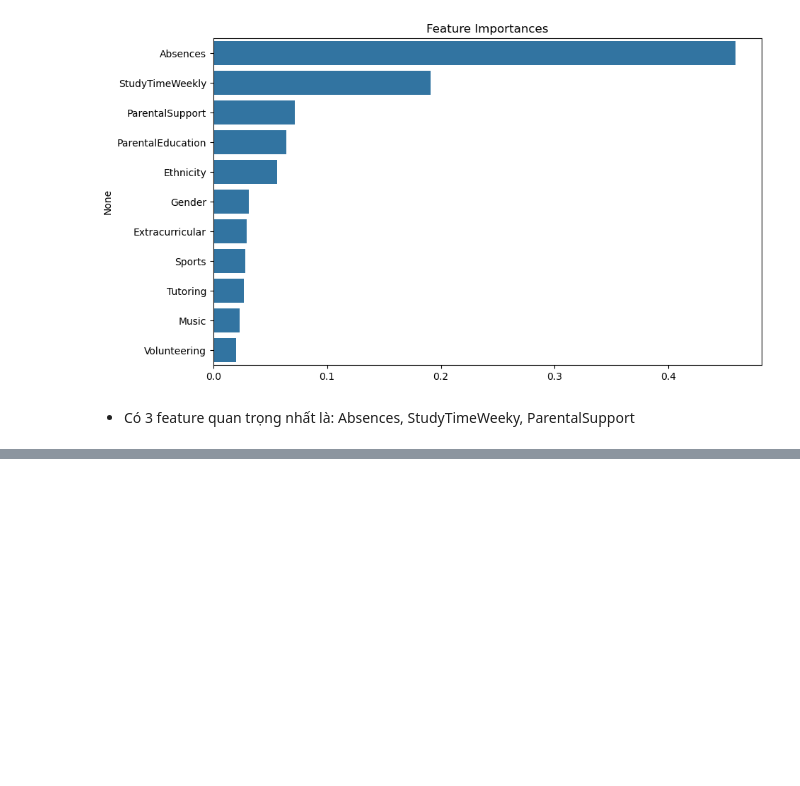
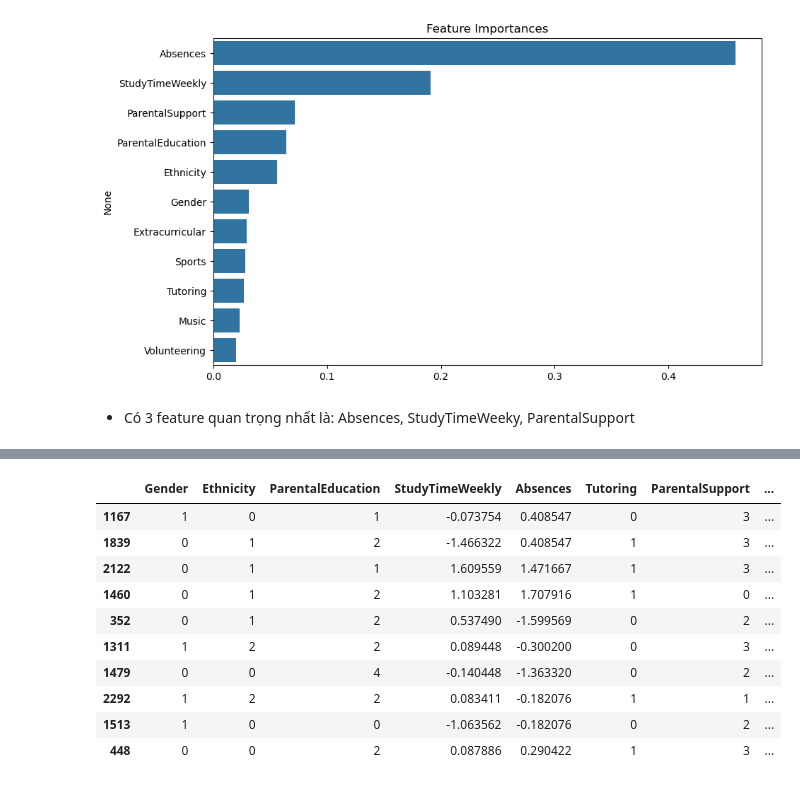
Before and after one commit to new9xboy-DTD/ADY201m-FinalProject, a Jupyter notebook: ADY201m-Project-Team1.ipynb, the cells around one changed output, grey strips where cells are left out. Saved outputs shown, nothing was run; the diff lists cells and outputs as text; code cells hidden in the pictures; blank space fills up the shorter version.

```diff
--- a/ADY201m-Project-Team1.ipynb
+++ b/ADY201m-Project-Team1.ipynb
@@ -235,0 +372,17 @@ sns.barplot(x=fimp.values, y=fimp.index, orient='h')
+# %%
+results = X_test.copy()
+results['Actual'] = y_test
+results['Predicted'] = y_pred
+results.head(10)
+# %% [output]
+|  | Gender | Ethnicity | ParentalEducation | StudyTimeWeekly | Absences | Tutoring | ParentalSupport | ... |
+| 1167 | 1 | 0 | 1 | -0.073754 | 0.408547 | 0 | 3 | ... |
+| 1839 | 0 | 1 | 2 | -1.466322 | 0.408547 | 1 | 3 | ... |
+| 2122 | 0 | 1 | 1 | 1.609559 | 1.471667 | 1 | 3 | ... |
+| 1460 | 0 | 1 | 2 | 1.103281 | 1.707916 | 1 | 0 | ... |
+| 352 | 0 | 1 | 2 | 0.537490 | -1.599569 | 0 | 2 | ... |
+| 1311 | 1 | 2 | 2 | 0.089448 | -0.300200 | 0 | 3 | ... |
+| 1479 | 0 | 0 | 4 | -0.140448 | -1.363320 | 0 | 2 | ... |
+| 2292 | 1 | 2 | 2 | 0.083411 | -0.182076 | 1 | 1 | ... |
+| 1513 | 1 | 0 | 0 | -1.063562 | -0.182076 | 0 | 2 | ... |
+| 448 | 0 | 0 | 2 | 0.087886 | 0.290422 | 1 | 3 | ... |
```
Also changed, not shown: parts of 10 cells of this notebook.
